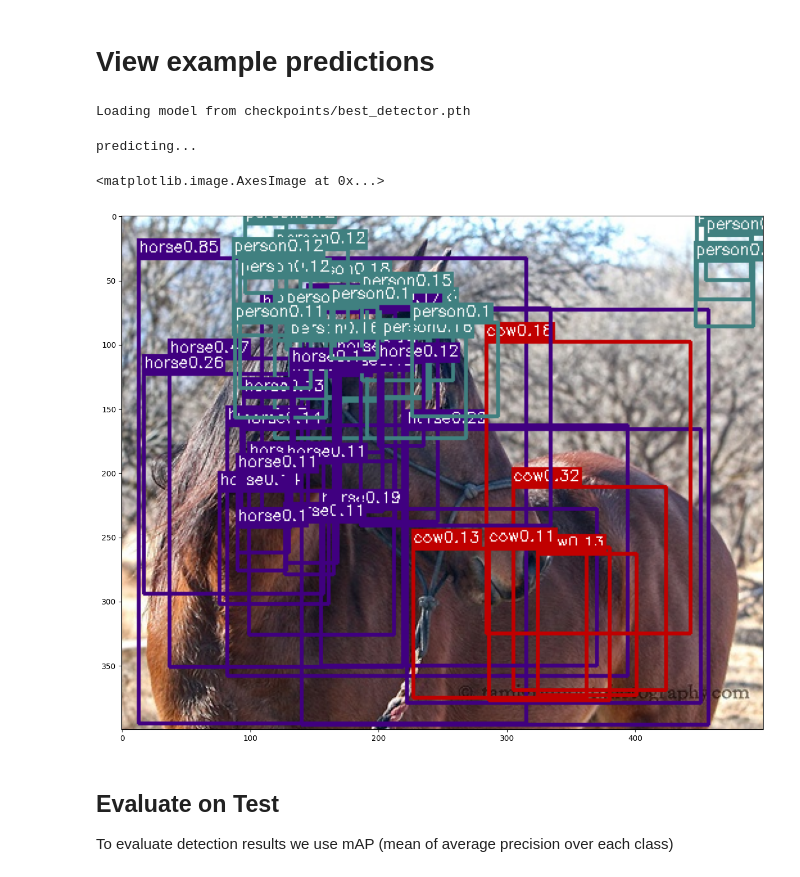
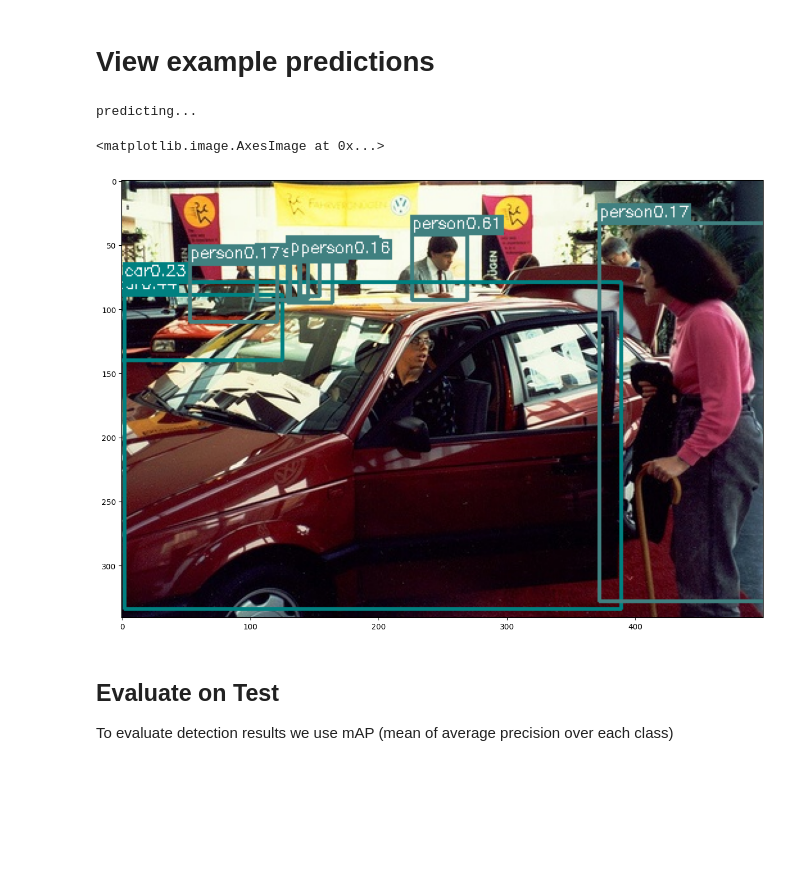
Before and after one commit to Astrak00/CS444, a Jupyter notebook: assignment4/mp4.ipynb, the cells around one changed output. Saved outputs shown, nothing was run; the diff lists cells and outputs as text; code cells hidden in the pictures; blank space fills up the shorter version.

```diff
--- a/assignment4/mp4.ipynb
+++ b/assignment4/mp4.ipynb
@@ -171,6 +154,7 @@ for epoch in range(num_epochs):
 
     total_loss = collections.defaultdict(int)
 
+    start_iteration_time = time.time()
     for i, data in enumerate(train_loader):
         data = (item.to(device) for item in data)
         images, target_boxes, target_cls, has_object_map = data
@@ -187,16 +171,12 @@ for epoch in range(num_epochs):
             outstring = 'Epoch [%d/%d], Iter [%d/%d], Loss: ' % ((epoch+1, num_epochs, i+1, len(train_loader)))
             outstring += ', '.join( "%s=%.3f" % (key[:-5], val / (i+1)) for key, val in total_loss.items() )
             print(outstring)
+    print('Time for epoch: %.2f seconds' % (time.time() - start_iteration_time))
 
     # evaluate the network on the test data
     if (epoch + 1) % 5 == 0:
         test_aps = evaluate(net, test_dataset_file=annotation_file_test, img_root=file_root_test)
         print(epoch, test_aps)
-
-    # save the model
-    torch.save(net.state_dict(),'checkpoints/detector.pth')
-
-
     with torch.no_grad():
         test_loss = 0.0
         net.eval()
@@ -612,43 +618,31 @@ Updating best test loss: 1.20410
 # %% [markdown]
 # View example predictions
-# %%
-# Load the model weights from the latest checkpoint
-checkpoint_path = 'checkpoints/best_detector.pth'
-if os.path.exists(checkpoint_path):
-    print(f"Loading model from {checkpoint_path}")
-    net.load_state_dict(torch.load(checkpoint_path, map_location=device))
-    net.eval()  # Set the model to evaluation mode
-else:
-    print(f"Checkpoint {checkpoint_path} not found.")
-# %% [output]
-Loading model from checkpoints/best_detector.pth
 # %%
 net.eval()
 
 # select random image from test set
 image_name = random.choice(test_dataset.fnames)
 image = cv2.imread(os.path.join(file_root_test, image_name))
 image = cv2.cvtColor(image, cv2.COLOR_BGR2RGB)
 
 print('predicting...')
-net.cpu()
 result = predict_image(net, image_name, root_img_directory=file_root_test)
 for left_up, right_bottom, class_name, _, prob in result:
     color = COLORS[VOC_CLASSES.index(class_name)]
     cv2.rectangle(image, left_up, right_bottom, color, 2)
     label = class_name + str(round(prob, 2))
     text_size, baseline = cv2.getTextSize(label, cv2.FONT_HERSHEY_SIMPLEX, 0.4, 1)
     p1 = (left_up[0], left_up[1] - text_size[1])
     cv2.rectangle(image, (p1[0] - 2 // 2, p1[1] - 2 - baseline), (p1[0] + text_size[0], p1[1] + text_size[1]),
                   color, -1)
     cv2.putText(image, label, (p1[0], p1[1] + baseline), cv2.FONT_HERSHEY_SIMPLEX, 0.4, (255, 255, 255), 1, 8)
 
 plt.figure(figsize = (15,15))
 plt.imshow(image)
 # %% [output]
 predicting...
 <matplotlib.image.AxesImage at 0x...>
-[figure, old version]
+[figure, new version]
 # %% [markdown]
 ## Evaluate on Test
 
```
Also changed, not shown: parts of 7 cells of this notebook, 3 other files.
